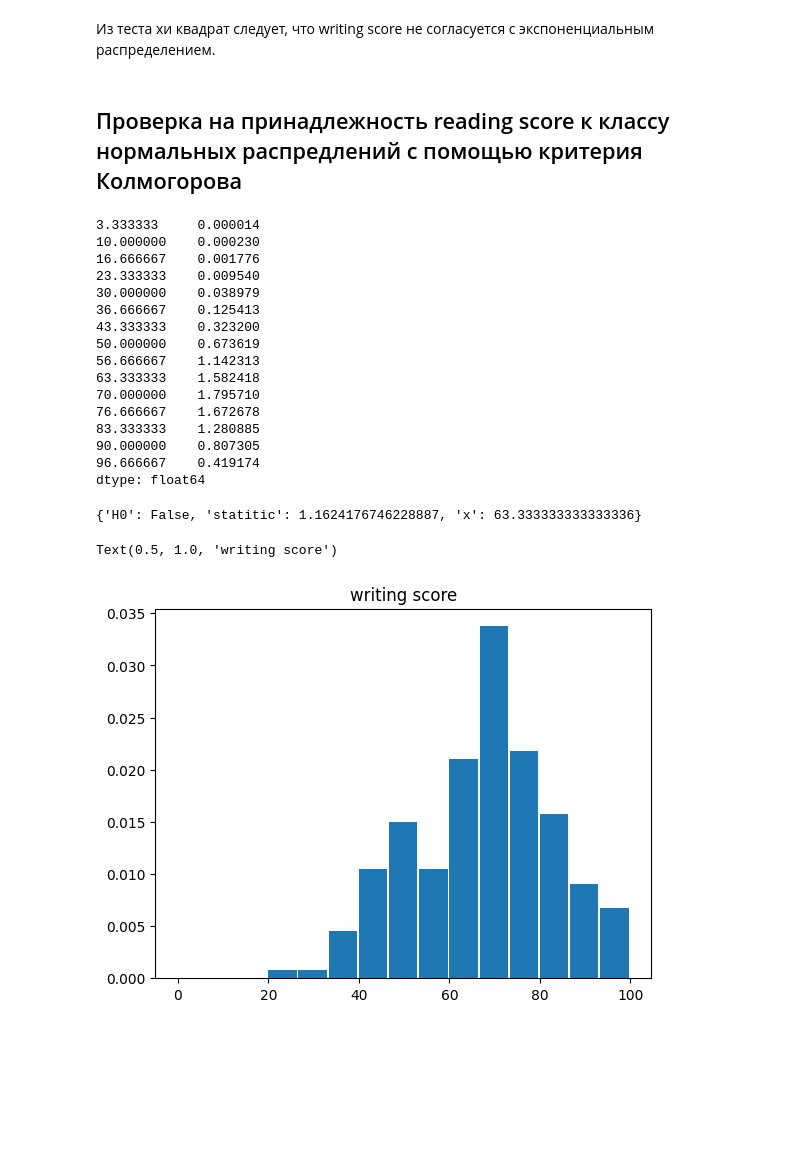
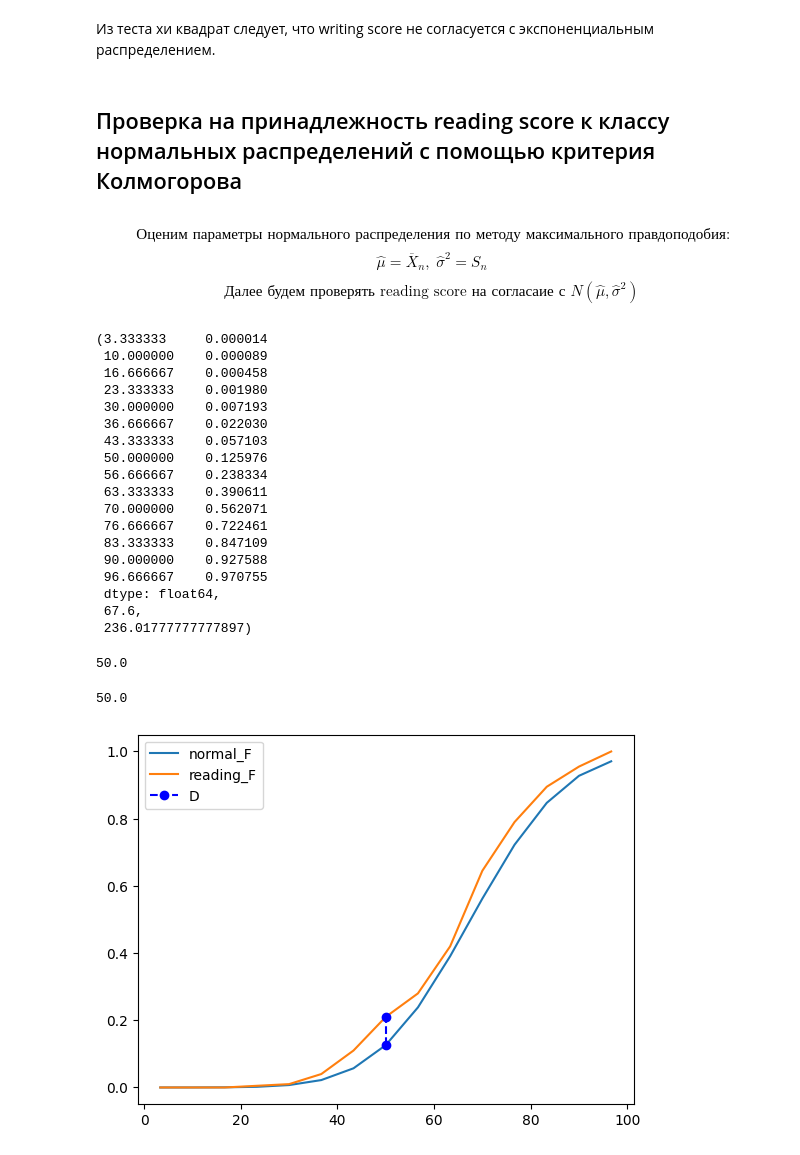
Before and after one commit to KVitaliiy/mathematical_statistic, a Jupyter notebook: lab3-statistical_hypotheses/lab3.ipynb, the cells around one changed output. Cells and saved outputs as stored; diff of their text form; code cells hidden in the pictures; blank space fills up the shorter version.

```diff
--- a/lab3-statistical_hypotheses/lab3.ipynb
+++ b/lab3-statistical_hypotheses/lab3.ipynb
@@ -229,37 +229,52 @@ Text(0.5, 1.0, 'exponential distribution')
 # %% [markdown]
 Из теста хи квадрат следует, что writing score  не согласуется с экспоненциальным распределением.
 # %% [markdown]
-## Проверка на принадлежность reading score к классу нормальных распредлений с помощью критерия Колмогорова
+## Проверка на принадлежность reading score к классу нормальных распределений с помощью критерия Колмогорова
+# %% [markdown]
+$$ \text{ Оценим параметры нормального распределения по методу максимального правдоподобия}:$$
+$$ \hat{\mu}  = \overline{X}_n, \; \hat{\sigma}^2 = S_n$$
+$$ \text {Далее будем проверять reading score на согласаие с } N(\hat{\mu}, \hat{\sigma}^2) $$
 # %%
 from math import pi, erf
 # generate normal distribution with givan mu, sigma
 mu = reading_sample_expect
 sigma = reading_sample_var
-value_F = [p[i]*reading_points[i] for i in range(len(p))]
+value_F = [ 1/2*(1+erf((x-mu)/sqrt(2*sigma))) for x in reading_points]
 F = pd.Series(value_F, reading_F.index)
-F
+F, mu, sigma
 # %% [output]
-3.333333     0.000014
-10.000000    0.000230
-16.666667    0.001776
-23.333333    0.009540
-30.000000    0.038979
-36.666667    0.125413
-43.333333    0.323200
-50.000000    0.673619
-56.666667    1.142313
-63.333333    1.582418
-70.000000    1.795710
-76.666667    1.672678
-83.333333    1.280885
-90.000000    0.807305
-96.666667    0.419174
-dtype: float64
+(3.333333     0.000014
+ 10.000000    0.000089
+ 16.666667    0.000458
+ 23.333333    0.001980
+ 30.000000    0.007193
+ 36.666667    0.022030
+ 43.333333    0.057103
+ 50.000000    0.125976
+ 56.666667    0.238334
+ 63.333333    0.390611
+ 70.000000    0.562071
+ 76.666667    0.722461
+ 83.333333    0.847109
+ 90.000000    0.927588
+ 96.666667    0.970755
+ dtype: float64,
+ 67.6,
+ 236.01777777777897)
 # %%
-ks_test(reading_F, F, len(reading_score))
+result = ks_test(reading_F, F, len(reading_score))
+result['x']
 # %% [output]
-{'H0': False, 'statitic': 1.1624176746228887, 'x': 63.333333333333336}
+50.0
 # %%
+fig, ax = plt.subplots()
+ax.plot(F)[0].set_label('normal_F')
+ax.plot(reading_F)[0].set_label('reading_F')
+x_values = [result['x'], result['x']]
+y_values = [F[result['x']], reading_F[result['x']]]
+ax.plot(x_values, y_values, 'bo', linestyle="--")[0].set_label('D')
+ax.legend()
+ax.plot()
 # %% [output]
-Text(0.5, 1.0, 'writing score')
+50.0
-[figure, old version]
+[figure, new version]
```
Also changed, not shown: parts of 12 cells of this notebook.
